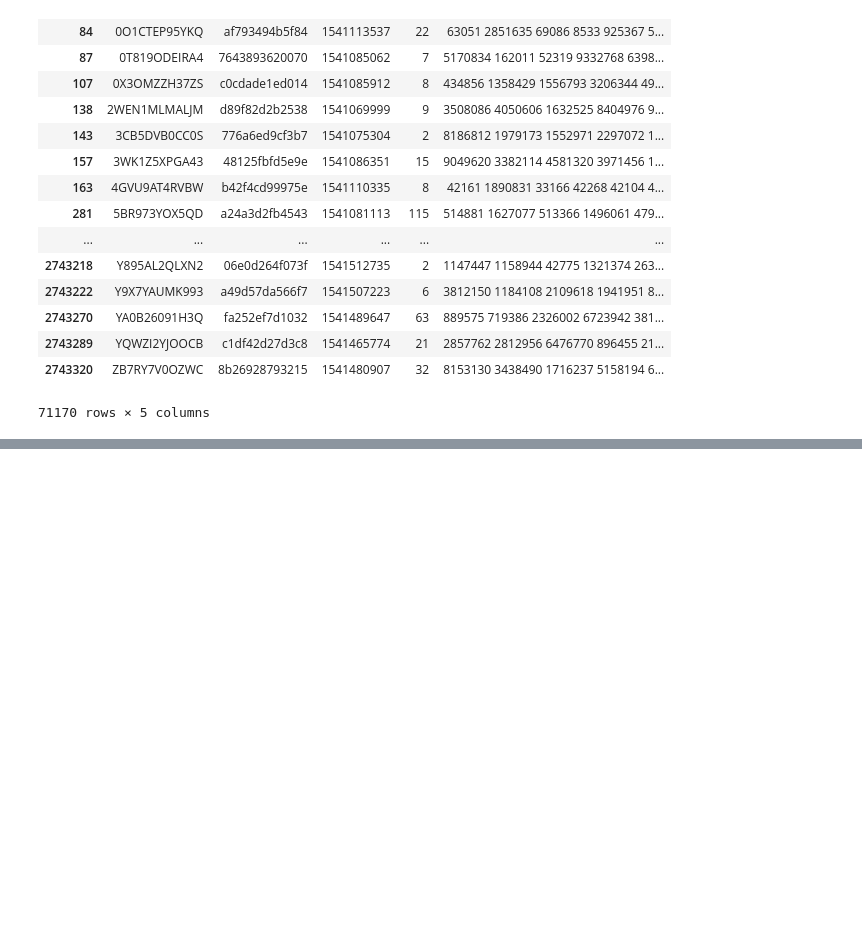
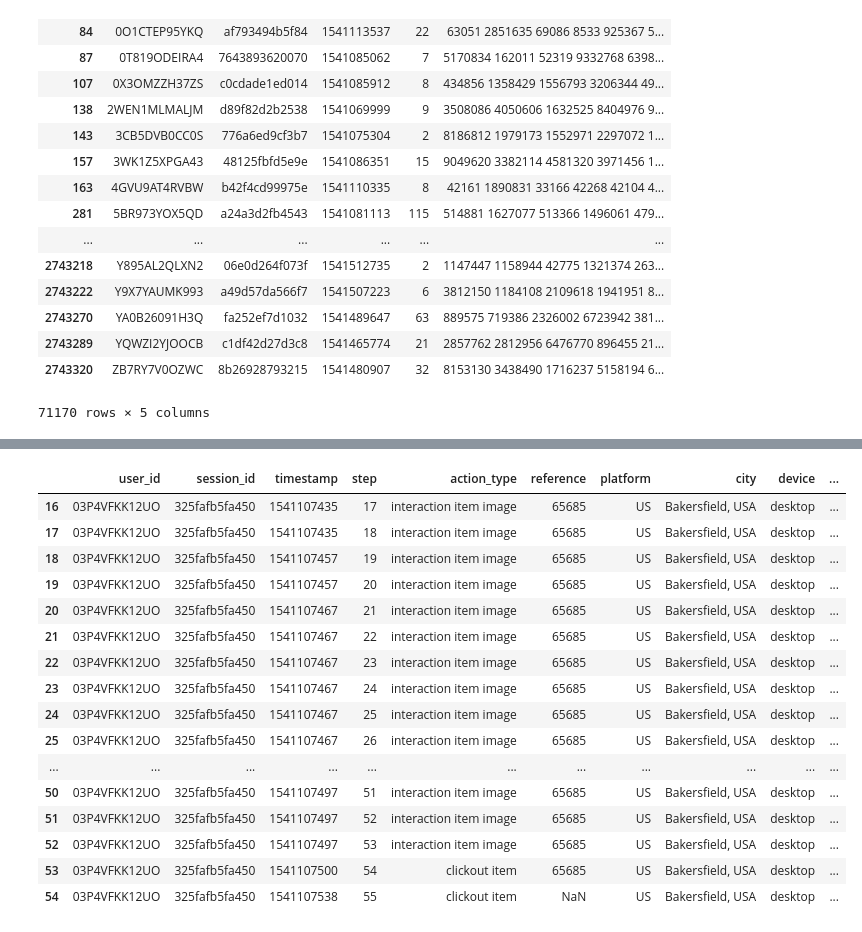
Before and after one commit to D2KLab/touringrec, a Jupyter notebook: SetupScript/Test_analysis.ipynb, the cells around one changed output, grey strips where cells are left out. Drawn from its saved outputs; the diff is of its cells as text; code cells hidden in the pictures; blank space fills up the shorter version.

```diff
--- a/SetupScript/Test_analysis.ipynb
+++ b/SetupScript/Test_analysis.ipynb
@@ -215,0 +226,20 @@ df_out = pd.concat([df_predicted, ], ignore_index=True, sort=False)
+# %%
+df_test[df_test['user_id'] == '03P4VFKK12UO']
+# %% [output]
+|  | user_id | session_id | timestamp | step | action_type | reference | platform | city | device | ... |
+| 16 | 03P4VFKK12UO | 325fafb5fa450 | 1541107435 | 17 | interaction item image | 65685 | US | Bakersfield, USA | desktop | ... |
+| 17 | 03P4VFKK12UO | 325fafb5fa450 | 1541107435 | 18 | interaction item image | 65685 | US | Bakersfield, USA | desktop | ... |
+| 18 | 03P4VFKK12UO | 325fafb5fa450 | 1541107457 | 19 | interaction item image | 65685 | US | Bakersfield, USA | desktop | ... |
+| 19 | 03P4VFKK12UO | 325fafb5fa450 | 1541107457 | 20 | interaction item image | 65685 | US | Bakersfield, USA | desktop | ... |
+| 20 | 03P4VFKK12UO | 325fafb5fa450 | 1541107467 | 21 | interaction item image | 65685 | US | Bakersfield, USA | desktop | ... |
+| 21 | 03P4VFKK12UO | 325fafb5fa450 | 1541107467 | 22 | interaction item image | 65685 | US | Bakersfield, USA | desktop | ... |
+| 22 | 03P4VFKK12UO | 325fafb5fa450 | 1541107467 | 23 | interaction item image | 65685 | US | Bakersfield, USA | desktop | ... |
+| 23 | 03P4VFKK12UO | 325fafb5fa450 | 1541107467 | 24 | interaction item image | 65685 | US | Bakersfield, USA | desktop | ... |
+| 24 | 03P4VFKK12UO | 325fafb5fa450 | 1541107467 | 25 | interaction item image | 65685 | US | Bakersfield, USA | desktop | ... |
+| 25 | 03P4VFKK12UO | 325fafb5fa450 | 1541107467 | 26 | interaction item image | 65685 | US | Bakersfield, USA | desktop | ... |
+| ... | ... | ... | ... | ... | ... | ... | ... | ... | ... | ... |
+| 50 | 03P4VFKK12UO | 325fafb5fa450 | 1541107497 | 51 | interaction item image | 65685 | US | Bakersfield, USA | desktop | ... |
+| 51 | 03P4VFKK12UO | 325fafb5fa450 | 1541107497 | 52 | interaction item image | 65685 | US | Bakersfield, USA | desktop | ... |
+| 52 | 03P4VFKK12UO | 325fafb5fa450 | 1541107497 | 53 | interaction item image | 65685 | US | Bakersfield, USA | desktop | ... |
+| 53 | 03P4VFKK12UO | 325fafb5fa450 | 1541107500 | 54 | clickout item | 65685 | US | Bakersfield, USA | desktop | ... |
+| 54 | 03P4VFKK12UO | 325fafb5fa450 | 1541107538 | 55 | clickout item | NaN | US | Bakersfield, USA | desktop | ... |
```
Also changed, not shown: parts of 2 cells of this notebook, 2 other files.
